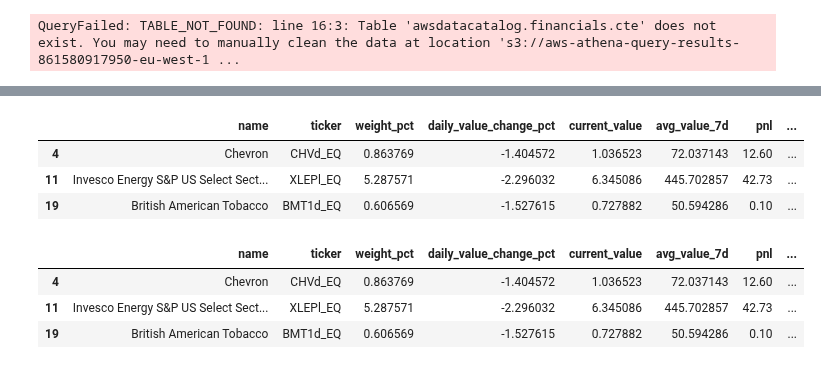
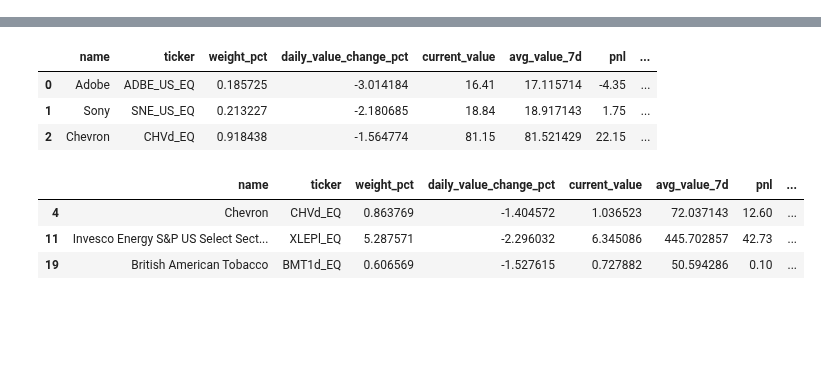
Before and after one commit to akin-mustapha/portfolio-cloud-data-platform, a Jupyter notebook: notebooks/eda.ipynb, the cells around one changed output, grey strips where cells are left out. Drawn from its saved outputs; the diff is of its cells as text; code cells hidden in the pictures; blank space fills up the shorter version.

```diff
--- a/notebooks/eda.ipynb
+++ b/notebooks/eda.ipynb
@@ -1,7 +1,7 @@
 # %%
 import awswrangler as wr
 # %%
-def exec_sql(sql_statement:str, db="financials"):
+def exec_sql(sql_statement:str, db="portfolio-dev"):
   return wr.athena.read_sql_query(
         sql=sql_statement,
         database=db
@@ -21,18 +52,17 @@ sql ="""
       SELECT
           ROW_NUMBER() OVER (PARTITION BY ingested_date ORDER BY ingested_timestamp DESC) as rn
         , total_value_investmented
+        , ingested_date
       FROM silver_t212_account_summary
     limit 10
     )
     SELECT *
-    FROM cte
+    FROM account_summary
     WHERE rn = 1
     ORDER BY ingested_date DESC
 """
 
 df_account_summary = exec_sql(sql)
-# %% [output]
-QueryFailed: TABLE_NOT_FOUND: line 16:3: Table 'awsdatacatalog.financials.cte' does not exist. You may need to manually clean the data at location 's3://aws-athena-query-results-861580917950-eu-west-1 ...
 # %%
 df_positions.info()
 # %% [output]
@@ -56,33 +86,33 @@ memory usage: 2.0+ KB
 # %%
 from datetime import datetime, timezone
 
 current_date = datetime.now(timezone.utc).date()
 
 sql =F"""
 SELECT name
 , ticker
 , weight_pct
 , daily_value_change_pct
 , current_value
 , avg_value_7d
 , pnl
 ,ingested_timestamp
 FROM fact_t212_positions
 WHERE
     ingested_date = date_parse('{current_date}', '%Y-%m-%d')
   AND daily_value_change_pct <= -1
   AND current_value < avg_value_7d
 ORDER BY ingested_timestamp, daily_value_change_pct, weight_pct
 """
 
 df_fact = exec_sql(sql)
 
-df
+df_fact.head(3)
 # %% [output]
 |  | name | ticker | weight_pct | daily_value_change_pct | current_value | avg_value_7d | pnl | ... |
-| 4 | Chevron | CHVd_EQ | 0.863769 | -1.404572 | 1.036523 | 72.037143 | 12.60 | ... |
-| 11 | Invesco Energy S&P US Select Sect... | XLEPl_EQ | 5.287571 | -2.296032 | 6.345086 | 445.702857 | 42.73 | ... |
-| 19 | British American Tobacco | BMT1d_EQ | 0.606569 | -1.527615 | 0.727882 | 50.594286 | 0.10 | ... |
+| 0 | Adobe | ADBE_US_EQ | 0.185725 | -3.014184 | 16.41 | 17.115714 | -4.35 | ... |
+| 1 | Sony | SNE_US_EQ | 0.213227 | -2.180685 | 18.84 | 18.917143 | 1.75 | ... |
+| 2 | Chevron | CHVd_EQ | 0.918438 | -1.564774 | 81.15 | 81.521429 | 22.15 | ... |
 # %%
 # x target allocation is 6
 # equity 100
```
Also changed, not shown: parts of 16 cells of this notebook, 6 other files.
